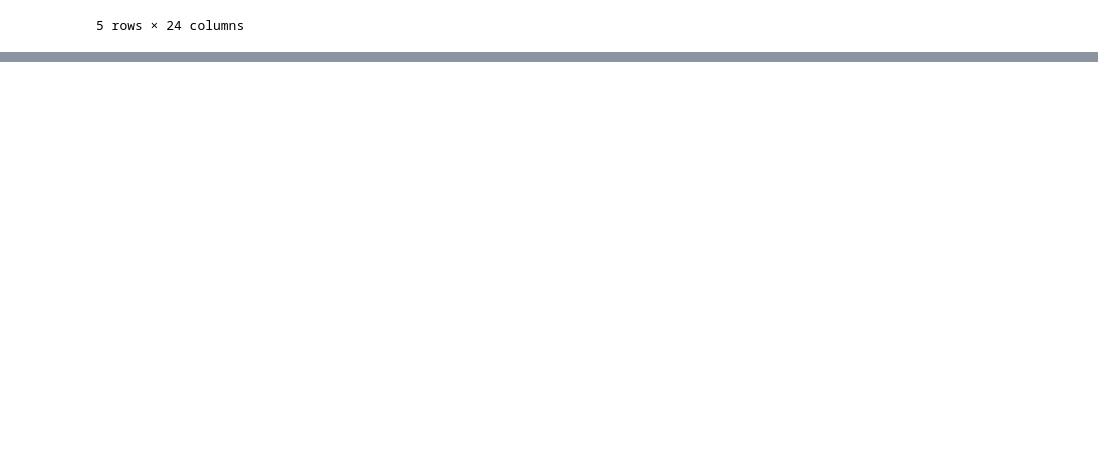
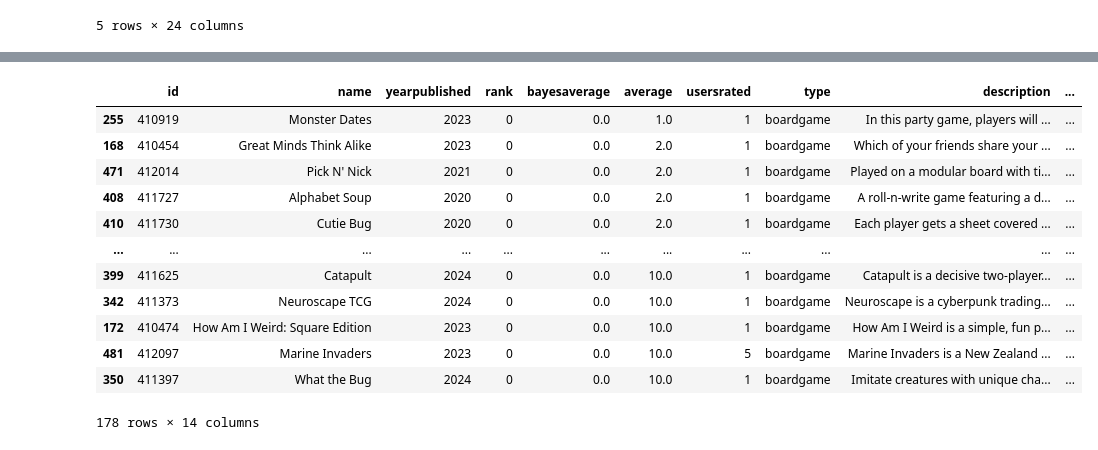
Before and after one commit to trapperkreeper/Project1, a Jupyter notebook: bggeek_ratings.ipynb, the cells around one changed output, grey strips where cells are left out. Saved outputs shown, nothing was run; the diff lists cells and outputs as text; code cells hidden in the pictures; blank space fills up the shorter version.

```diff
--- a/bggeek_ratings.ipynb
+++ b/bggeek_ratings.ipynb
@@ -130,8 +209,8 @@ plt.show()
 
 cleaned = "../bggeek/cleaned.csv"
 
-cleaned_df = pd.read_csv(cleaned)
-cleaned_df.head()
+cleaned_csv = pd.read_csv(cleaned)
+cleaned_csv.head()
 # %% [output]
 |  | @type | @id | name | description | minplayers | maxplayers | poll | playingtime | minplaytime | ... |
 | 0 | boardgame | 410001 | Rosting Panic | &#228;&#184;&#128;&#228;&#186;&#1... | 1 | 4 | [{'@name': 'suggested_numplayers'... | 10 | 5 | ... |
@@ -140,3 +219,7 @@ cleaned_df.head()
 | 3 | boardgame | 410006 | Ein Junge und ein Riese | I went on a trip that day in sear... | 2 | 4 | [{'@name': 'suggested_numplayers'... | 30 | 30 | ... |
 | 4 | boardgame | 410007 | JEZZ | Quick hands are required in the c... | 2 | 5 | [{'@name': 'suggested_numplayers'... | 10 | 5 | ... |
 5 rows × 24 columns
+# %%
+cleaned_df = cleaned_csv.rename(columns={"@id":"id",
+                                         "@type":"type"})
+cleaned_df.columns
@@ -142,0 +233,4 @@ cleaned_df.head()
+# %%
+# Merging bgr_df and cleaned_df
+merged_df = bgr_df.merge(cleaned_df, on="id", how="inner")
+merged_df.head()
@@ -142,0 +245,5 @@ cleaned_df.head()
+# %%
+
+merged_df = merged_df.rename(columns={"name_x":"name"})
+merged_df.drop(columns="name_y", inplace=True)
+merged_df.columns
@@ -142,0 +258,22 @@ cleaned_df.head()
+# %%
+merged_data = merged_df[["id","name","yearpublished","rank","bayesaverage","average","usersrated","type","description","minplayers"\
+                         ,"maxplayers","poll","categories","publisher"]]
+
+top_ranks = merged_data[merged_data["average"] >0]
+
+ranks_df = top_ranks.sort_values(by="average", ascending=True)
+ranks_df
+# %% [output]
+|  | id | name | yearpublished | rank | bayesaverage | average | usersrated | type | description | ... |
+| 255 | 410919 | Monster Dates | 2023 | 0 | 0.0 | 1.0 | 1 | boardgame | In this party game, players will ... | ... |
+| 168 | 410454 | Great Minds Think Alike | 2023 | 0 | 0.0 | 2.0 | 1 | boardgame | Which of your friends share your ... | ... |
+| 471 | 412014 | Pick N' Nick | 2021 | 0 | 0.0 | 2.0 | 1 | boardgame | Played on a modular board with ti... | ... |
+| 408 | 411727 | Alphabet Soup | 2020 | 0 | 0.0 | 2.0 | 1 | boardgame | A roll-n-write game featuring a d... | ... |
+| 410 | 411730 | Cutie Bug | 2020 | 0 | 0.0 | 2.0 | 1 | boardgame | Each player gets a sheet covered ... | ... |
+| ... | ... | ... | ... | ... | ... | ... | ... | ... | ... | ... |
+| 399 | 411625 | Catapult | 2024 | 0 | 0.0 | 10.0 | 1 | boardgame | Catapult is a decisive two-player... | ... |
+| 342 | 411373 | Neuroscape TCG | 2024 | 0 | 0.0 | 10.0 | 1 | boardgame | Neuroscape is a cyberpunk trading... | ... |
+| 172 | 410474 | How Am I Weird: Square Edition | 2023 | 0 | 0.0 | 10.0 | 1 | boardgame | How Am I Weird is a simple, fun p... | ... |
+| 481 | 412097 | Marine Invaders | 2023 | 0 | 0.0 | 10.0 | 5 | boardgame | Marine Invaders is a New Zealand ... | ... |
+| 350 | 411397 | What the Bug | 2024 | 0 | 0.0 | 10.0 | 1 | boardgame | Imitate creatures with unique cha... | ... |
+178 rows × 14 columns
```
Also changed, not shown: parts of 14 cells of this notebook.
